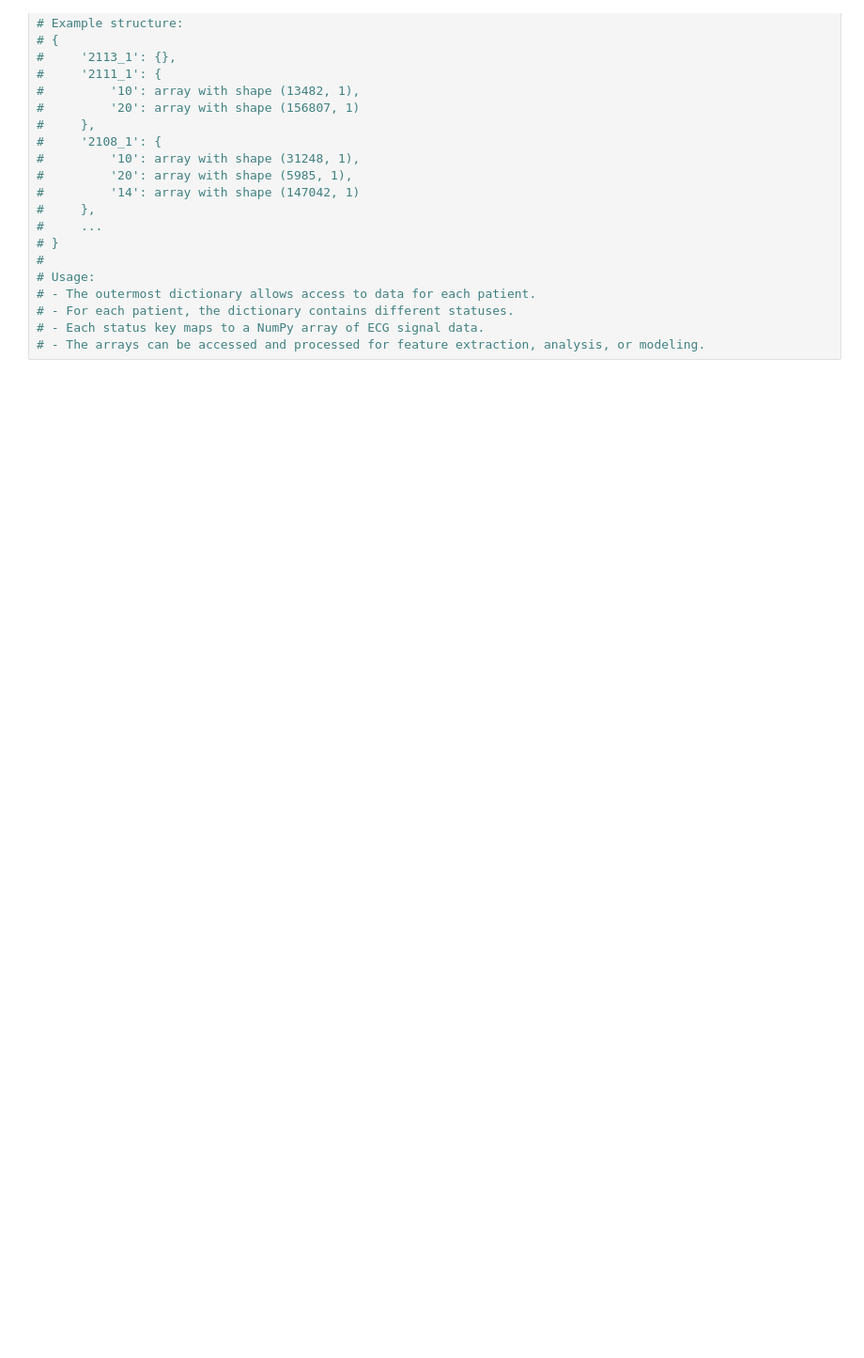
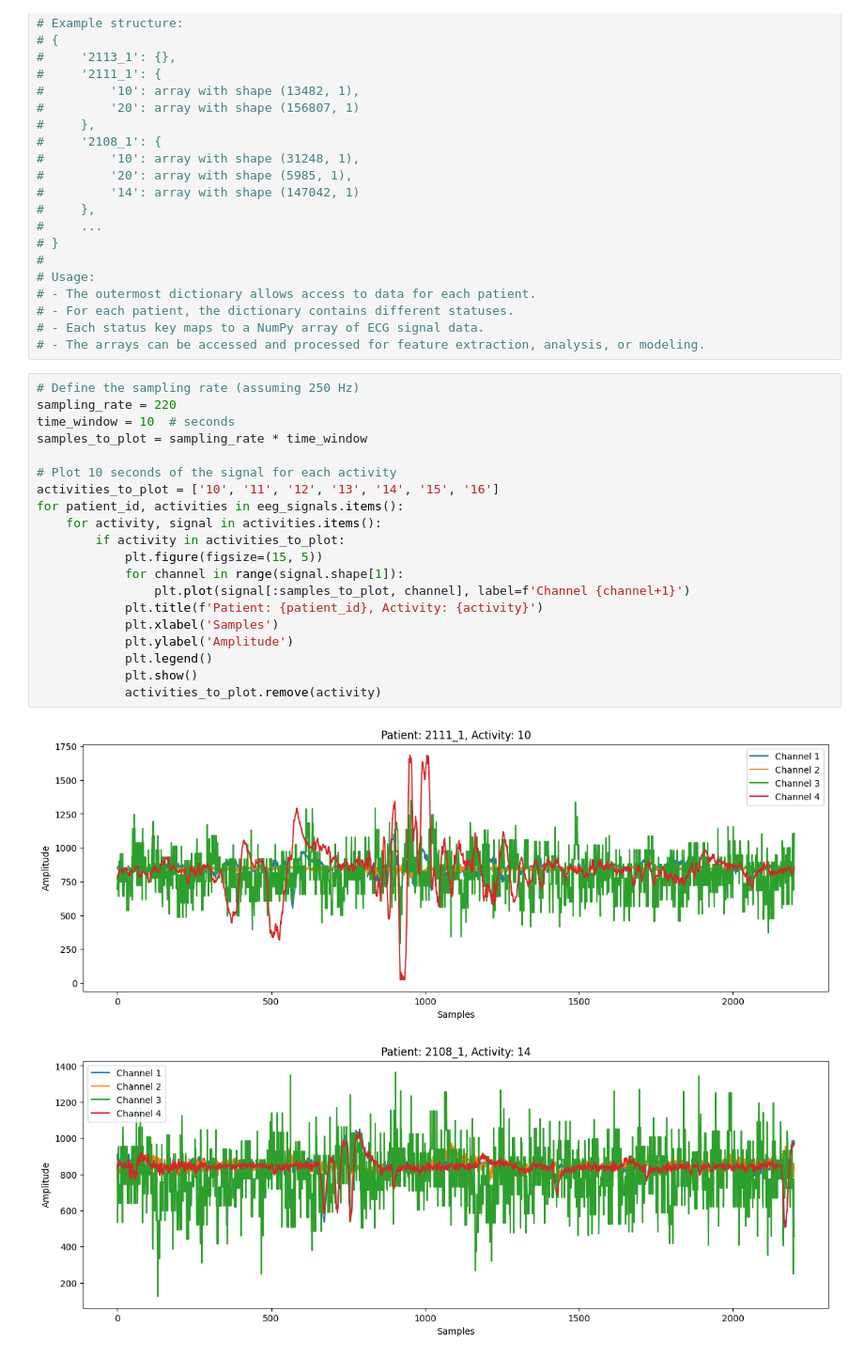
Before and after one commit to rocamario/Stress-detection-EEG-ECG, a Jupyter notebook: Data/data_exploration.ipynb, the cells around one changed output. Shown at 94% size. Saved outputs shown, nothing was run; the diff lists cells and outputs as text; blank space fills up the shorter version.

```diff
--- a/Data/data_exploration.ipynb
+++ b/Data/data_exploration.ipynb
@@ -90,3 +93,26 @@ ecg_signals = np.load("ecg_signals.npy", allow_pickle=True).item()
 # - For each patient, the dictionary contains different statuses.
 # - Each status key maps to a NumPy array of ECG signal data.
 # - The arrays can be accessed and processed for feature extraction, analysis, or modeling.
+# %%
+# Define the sampling rate (assuming 250 Hz)
+sampling_rate = 220
+time_window = 10  # seconds
+samples_to_plot = sampling_rate * time_window
+
+# Plot 10 seconds of the signal for each activity
+activities_to_plot = ['10', '11', '12', '13', '14', '15', '16']
+for patient_id, activities in eeg_signals.items():
+    for activity, signal in activities.items():
+        if activity in activities_to_plot:
+            plt.figure(figsize=(15, 5))
+            for channel in range(signal.shape[1]):
+                plt.plot(signal[:samples_to_plot, channel], label=f'Channel {channel+1}')
+            plt.title(f'Patient: {patient_id}, Activity: {activity}')
+            plt.xlabel('Samples')
+            plt.ylabel('Amplitude')
+            plt.legend()
+            plt.show()
+            activities_to_plot.remove(activity)
+# %% [output]
+[figure, added]
+[figure, added]
```
Also changed, not shown: parts of 4 cells of this notebook.
